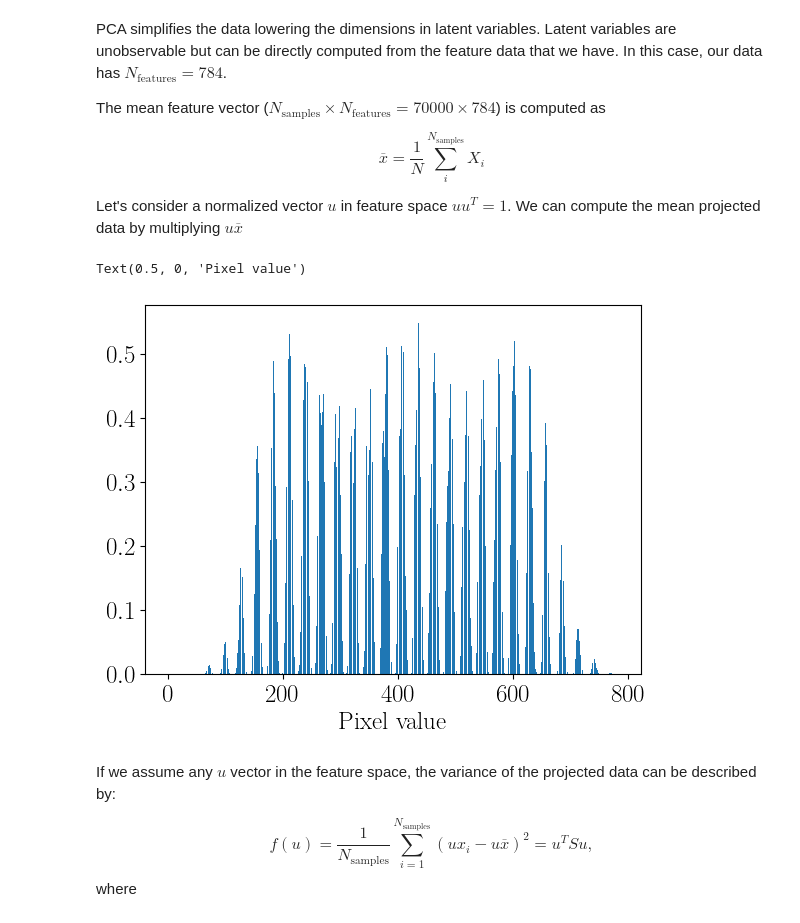
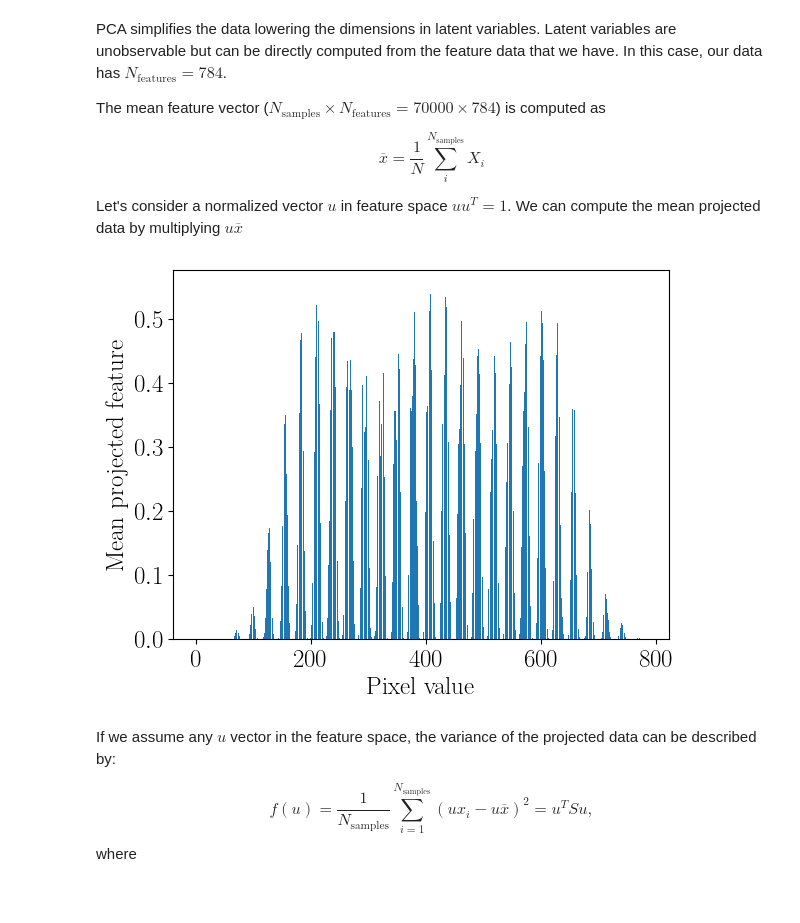
Before and after one commit to ignasiialemany/website_posts, a Jupyter notebook: PCA.ipynb, the cells around one changed output. Drawn from its saved outputs; the diff is of its cells as text; code cells hidden in the pictures.

```diff
--- a/PCA.ipynb
+++ b/PCA.ipynb
@@ -53,10 +53,11 @@ Let's consider a normalized vector $u$ in feature space $u u^T = 1$. We can comp
 # %%
 mean_projected = np.mean(X_numpy, axis=0)
 plt.bar(np.arange(N_features), mean_projected)
 plt.xlabel('Pixel value')
+plt.ylabel('Mean projected feature')
+plt.show()
 # %% [output]
-Text(0.5, 0, 'Pixel value')
-[figure, old version]
+[figure, new version]
 # %% [markdown]
 If we assume any $u$ vector in the feature space, the variance of the projected data can be described by:
 
```
Also changed, not shown: parts of 15 cells of this notebook.
